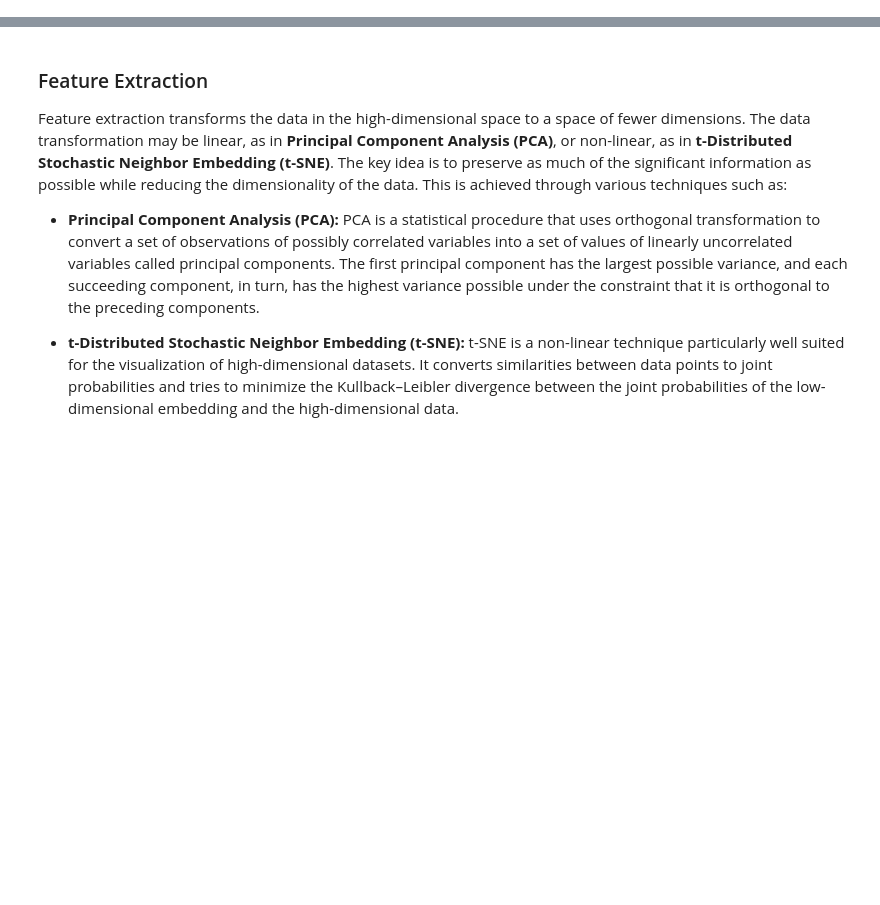
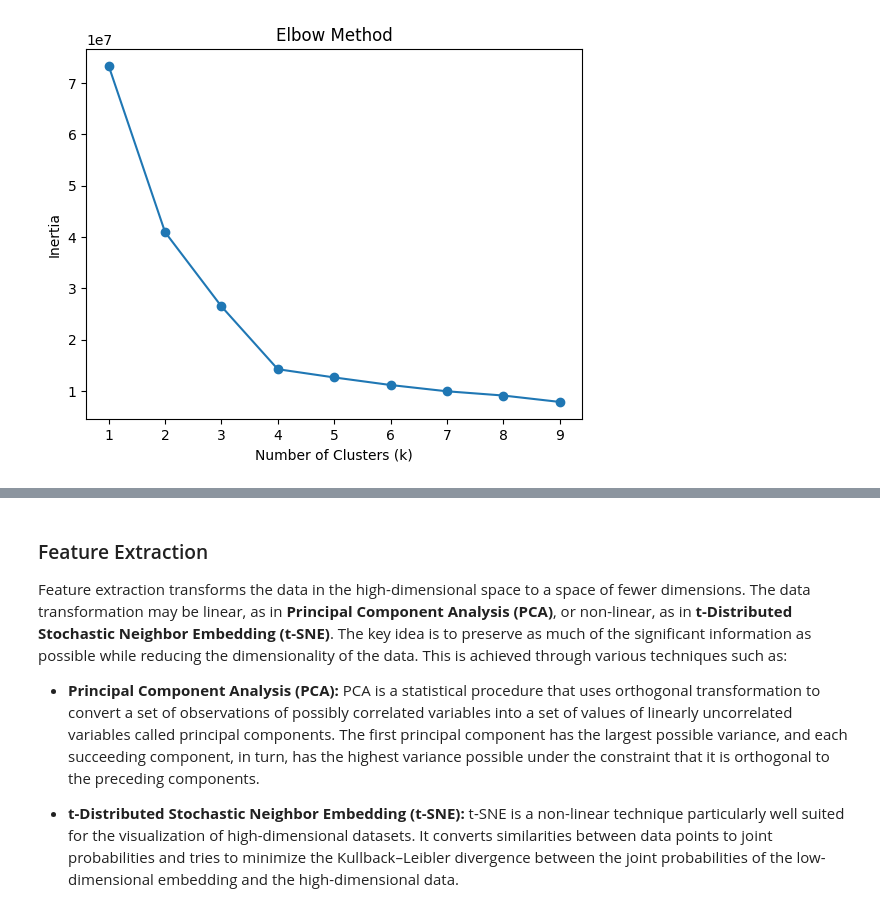
Before and after one commit to gabrielbohnen/intro-to-python, a Jupyter notebook: week6/week6.ipynb, the cells around one changed output, grey strips where cells are left out. Saved outputs shown, nothing was run; the diff lists cells and outputs as text; code cells hidden in the pictures; blank space fills up the shorter version.

```diff
--- a/week6/week6.ipynb
+++ b/week6/week6.ipynb
@@ -431,0 +153,18 @@ Feature selection involves selecting a subset of the most important features fro
+# %%
+# Determine optimal k using the Elbow Method
+inertia = []
+k_values = range(1, 10)
+
+for k in k_values:
+    kmeans = KMeans(n_clusters=k, random_state=42)
+    kmeans.fit(data[['Peak_Usage', 'Off_Peak_Usage']])
+    inertia.append(kmeans.inertia_)
+
+# Plot the inertia vs. number of clusters
+plt.plot(k_values, inertia, marker='o')
+plt.title("Elbow Method")
+plt.xlabel("Number of Clusters (k)")
+plt.ylabel("Inertia")
+plt.show()
+# %% [output]
+[figure, added]
```
Also changed, not shown: parts of 96 cells of this notebook, 7 other files.
